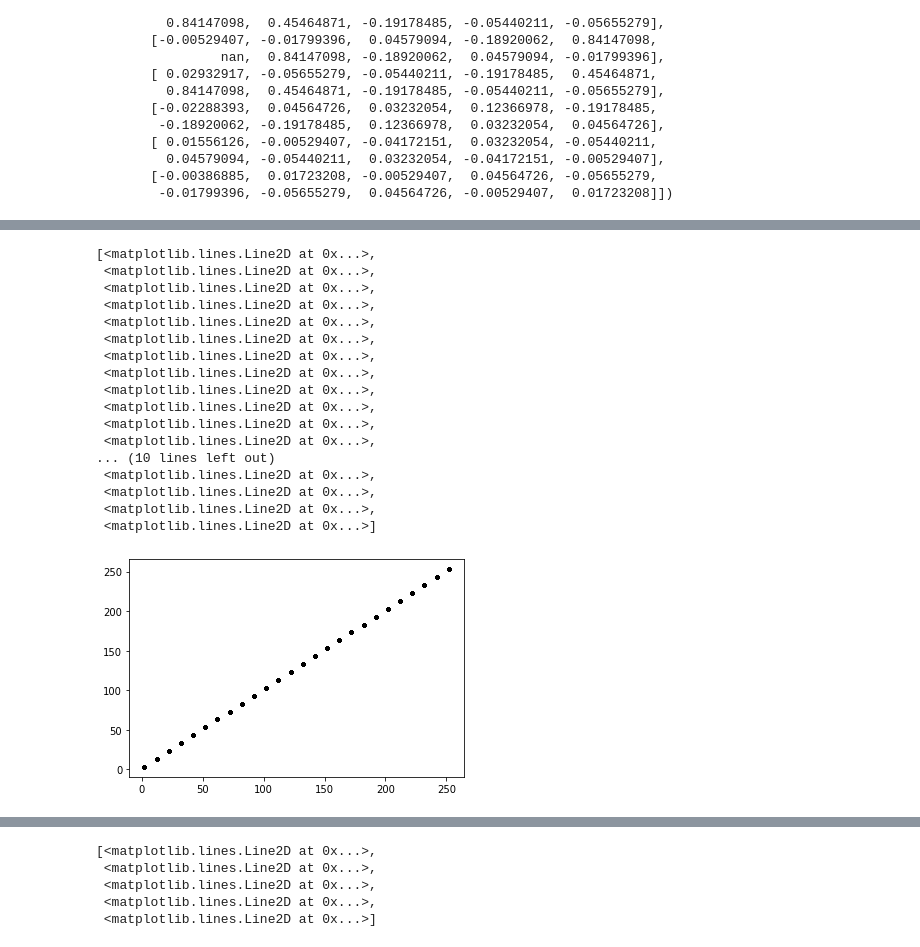
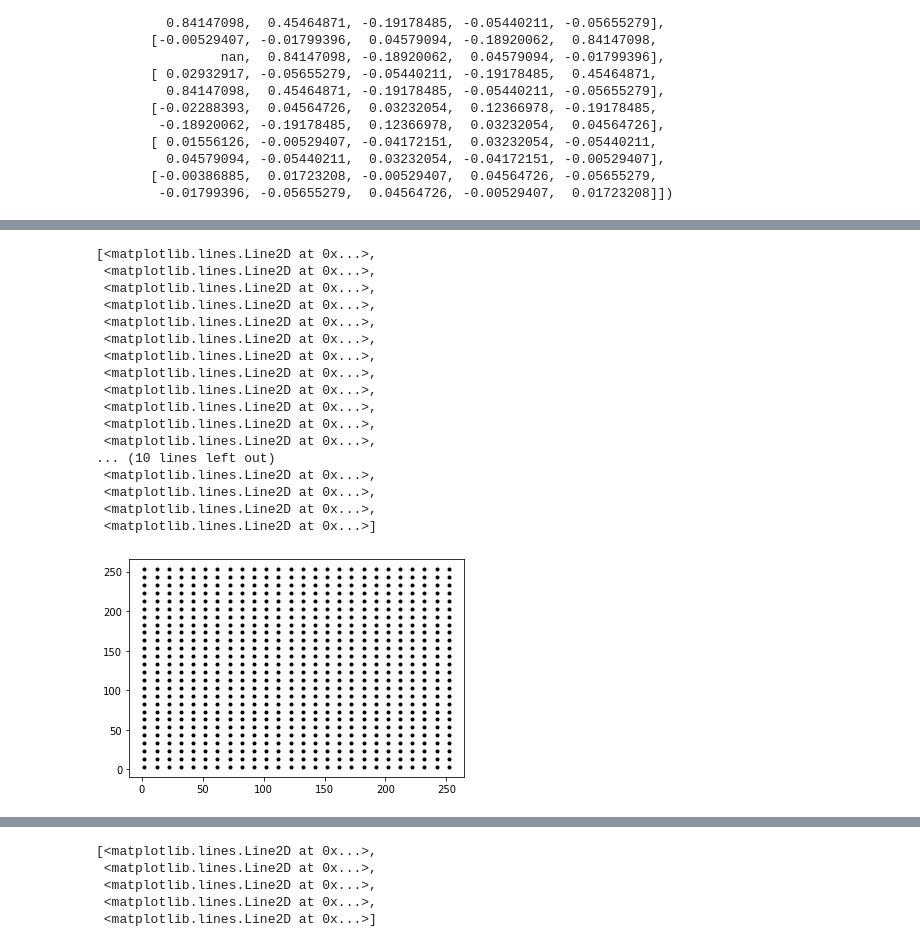
Before and after one commit to LouiseMerle/GEO1015_hw01, a Jupyter notebook: hw/01/test2.ipynb, the cells around one changed output, grey strips where cells are left out. Saved outputs shown, nothing was run; the diff lists cells and outputs as text; code cells hidden in the pictures.

```diff
--- a/hw/01/test2.ipynb
+++ b/hw/01/test2.ipynb
@@ -152,25 +166,25 @@ TypeError: 'MGridClass' object is not callable
 # %%
 from matplotlib import pyplot as plt
-plt.plot(X,Yt,  marker='.', color='k', linestyle='none')
+plt.plot(X,Y,  marker='.', color='k', linestyle='none')
 # %% [output]
 [<matplotlib.lines.Line2D at 0x...>,
  <matplotlib.lines.Line2D at 0x...>,
  <matplotlib.lines.Line2D at 0x...>,
  <matplotlib.lines.Line2D at 0x...>,
  <matplotlib.lines.Line2D at 0x...>,
  <matplotlib.lines.Line2D at 0x...>,
  <matplotlib.lines.Line2D at 0x...>,
  <matplotlib.lines.Line2D at 0x...>,
  <matplotlib.lines.Line2D at 0x...>,
  <matplotlib.lines.Line2D at 0x...>,
  <matplotlib.lines.Line2D at 0x...>,
  <matplotlib.lines.Line2D at 0x...>,
 ... (10 lines left out)
  <matplotlib.lines.Line2D at 0x...>,
  <matplotlib.lines.Line2D at 0x...>,
  <matplotlib.lines.Line2D at 0x...>,
  <matplotlib.lines.Line2D at 0x...>]
-[figure, old version]
+[figure, new version]
 # %%
 X
 # %% [output]
```
Also changed, not shown: parts of 14 cells of this notebook, 8 other files.
